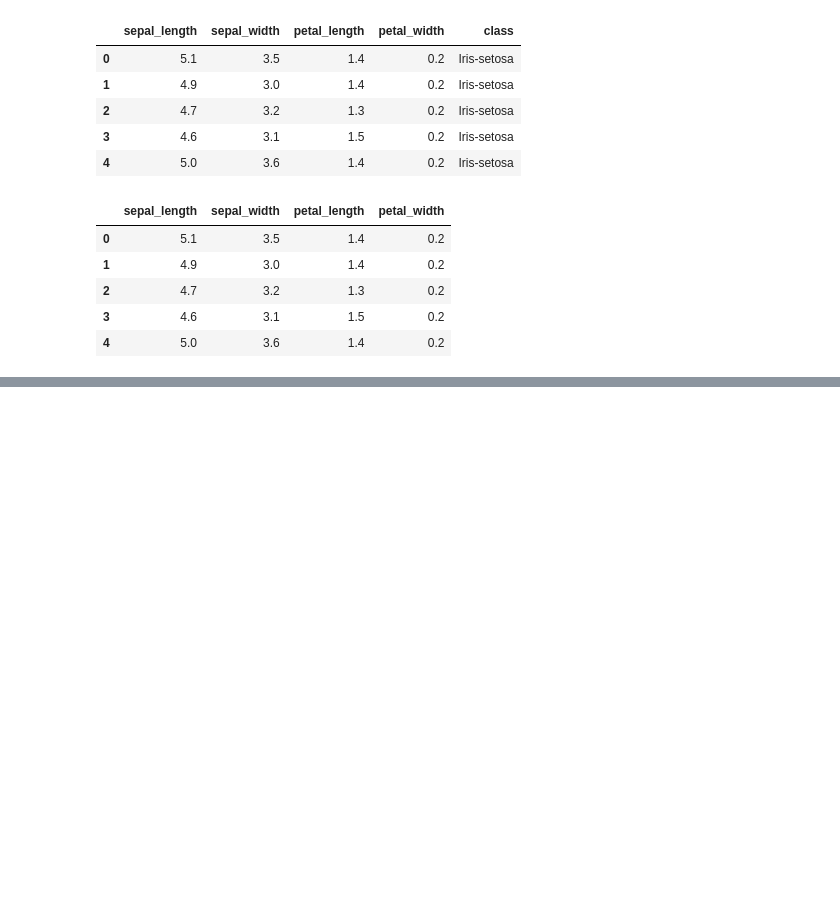
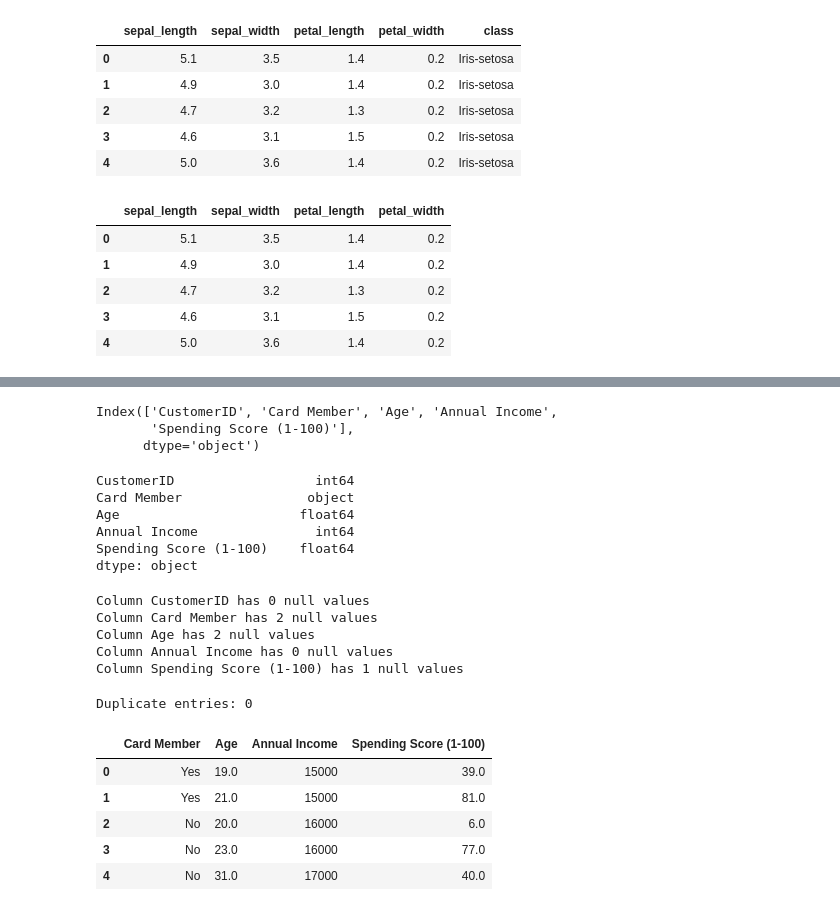
Before and after one commit to etdirksen/18-Cryptocurrencies, a Jupyter notebook: module_work.ipynb, the cells around one changed output, grey strips where cells are left out. Drawn from its saved outputs; the diff is of its cells as text; code cells hidden in the pictures; blank space fills up the shorter version.

```diff
--- a/module_work.ipynb
+++ b/module_work.ipynb
@@ -29,0 +45,45 @@ new_iris_df.to_csv(output_file_path, index=False)
+# %%
+# Columns
+shopping_df.columns
+# %% [output]
+Index(['CustomerID', 'Card Member', 'Age', 'Annual Income',
+       'Spending Score (1-100)'],
+      dtype='object')
+# %%
+shopping_df.dtypes
+# %% [output]
+CustomerID                  int64
+Card Member                object
+Age                       float64
+Annual Income               int64
+Spending Score (1-100)    float64
+dtype: object
+# %%
+# Find null values
+for column in shopping_df.columns:
+    print(f'Column {column} has {shopping_df[column].isnull().sum()} null values')
+# %% [output]
+Column CustomerID has 0 null values
+Column Card Member has 2 null values
+Column Age has 2 null values
+Column Annual Income has 0 null values
+Column Spending Score (1-100) has 1 null values
+# %%
+# Drop null rows
+shopping_df = shopping_df.dropna()
+# %%
+# Find duplicate entries
+print(f'Duplicate entries: {shopping_df.duplicated().sum()}')
+# %% [output]
+Duplicate entries: 0
+# %%
+# Remove the CustomerID column
+shopping_df.drop(columns=['CustomerID'], inplace=True)
+shopping_df.head()
+# %% [output]
+|  | Card Member | Age | Annual Income | Spending Score (1-100) |
+| 0 | Yes | 19.0 | 15000 | 39.0 |
+| 1 | Yes | 21.0 | 15000 | 81.0 |
+| 2 | No | 20.0 | 16000 | 6.0 |
+| 3 | No | 23.0 | 16000 | 77.0 |
+| 4 | No | 31.0 | 17000 | 40.0 |
```
Also changed, not shown: parts of 17 cells of this notebook, 4 other files.
